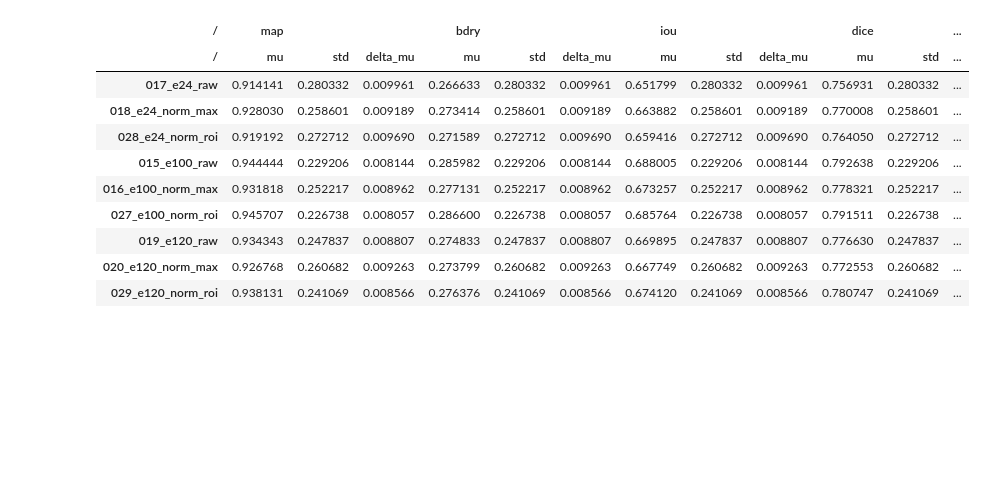
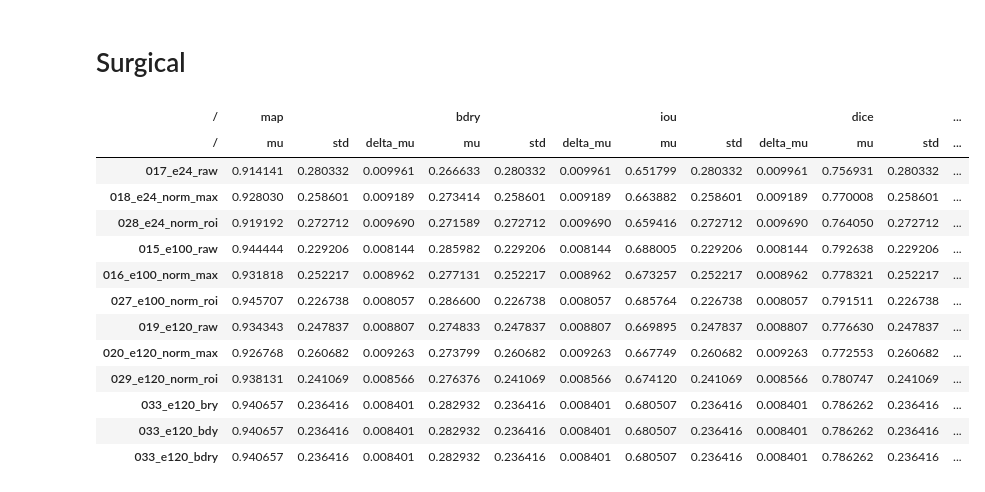
Before and after one commit to sunfanyi/Mask_RCNN_Occlusion, a Jupyter notebook: evaluate/plot_data.ipynb, the cells around one changed output. Cells and saved outputs as stored; diff of their text form; code cells hidden in the pictures; blank space fills up the shorter version.

```diff
--- a/evaluate/plot_data.ipynb
+++ b/evaluate/plot_data.ipynb
@@ -4,37 +4,45 @@ import pandas as pd
 import numpy as np
 import matplotlib.pyplot as plt
 from matplotlib.lines import Line2D
+# %% [markdown]
+# Surgical
 # %%
 data = """
 /	map	map	map	bdry	bdry	bdry	iou	iou	iou	dice	dice	dice
 /	mu	std	delta_mu	mu	std	delta_mu	mu	std	delta_mu	mu	std	delta_mu
 017_e24_raw	0.914141414	0.280332149	0.009961169	0.266633339	0.280332149	0.009961169	0.651799143	0.280332149	0.009961169	0.756930766	0.280332149	0.009961169
 018_e24_norm_max	0.928030303	0.258601039	0.009188988	0.273413602	0.258601039	0.009188988	0.663881571	0.258601039	0.009188988	0.770007519	0.258601039	0.009188988
 028_e24_norm_roi	0.919191919	0.272712374	0.009690412	0.271588606	0.272712374	0.009690412	0.65941556	0.272712374	0.009690412	0.764050005	0.272712374	0.009690412
 015_e100_raw	0.944444444	0.22920617	0.008144487	0.285981935	0.22920617	0.008144487	0.688004709	0.22920617	0.008144487	0.79263809	0.22920617	0.008144487
 016_e100_norm_max	0.931818182	0.252216926	0.008962138	0.277130676	0.252216926	0.008962138	0.673256548	0.252216926	0.008962138	0.77832132	0.252216926	0.008962138
 027_e100_norm_roi	0.945707071	0.226737996	0.008056784	0.286600049	0.226737996	0.008056784	0.685764107	0.226737996	0.008056784	0.79151052	0.226737996	0.008056784
 019_e120_raw	0.934343434	0.247837317	0.008806516	0.274832901	0.247837317	0.008806516	0.669895295	0.247837317	0.008806516	0.776630482	0.247837317	0.008806516
 020_e120_norm_max	0.926767677	0.26068209	0.009262935	0.27379901	0.26068209	0.009262935	0.667749456	0.26068209	0.009262935	0.772552954	0.26068209	0.009262935
 029_e120_norm_roi	0.938131313	0.241069138	0.008566019	0.276376284	0.241069138	0.008566019	0.674120288	0.241069138	0.008566019	0.780746952	0.241069138	0.008566019
+033_e120_bry	0.940656566	0.236415656	0.008400665	0.282932078	0.236415656	0.008400665	0.680507333	0.236415656	0.008400665	0.786261534	0.236415656	0.008400665
+033_e120_bdy	0.940656566	0.236415656	0.008400665	0.282932078	0.236415656	0.008400665	0.680507333	0.236415656	0.008400665	0.786261534	0.236415656	0.008400665
+033_e120_bdry	0.940656566	0.236415656	0.008400665	0.282932078	0.236415656	0.008400665	0.680507333	0.236415656	0.008400665	0.786261534	0.236415656	0.008400665
 
 
 
 """
 df = pd.read_csv(io.StringIO(data.strip()), sep='\t', header=[0,1], index_col=0)
 df
 # %% [output]
 | / | map |  |  | bdry |  |  | iou |  |  | dice |  | ... |
 | / | mu | std | delta_mu | mu | std | delta_mu | mu | std | delta_mu | mu | std | ... |
 | 017_e24_raw | 0.914141 | 0.280332 | 0.009961 | 0.266633 | 0.280332 | 0.009961 | 0.651799 | 0.280332 | 0.009961 | 0.756931 | 0.280332 | ... |
 | 018_e24_norm_max | 0.928030 | 0.258601 | 0.009189 | 0.273414 | 0.258601 | 0.009189 | 0.663882 | 0.258601 | 0.009189 | 0.770008 | 0.258601 | ... |
 | 028_e24_norm_roi | 0.919192 | 0.272712 | 0.009690 | 0.271589 | 0.272712 | 0.009690 | 0.659416 | 0.272712 | 0.009690 | 0.764050 | 0.272712 | ... |
 | 015_e100_raw | 0.944444 | 0.229206 | 0.008144 | 0.285982 | 0.229206 | 0.008144 | 0.688005 | 0.229206 | 0.008144 | 0.792638 | 0.229206 | ... |
 | 016_e100_norm_max | 0.931818 | 0.252217 | 0.008962 | 0.277131 | 0.252217 | 0.008962 | 0.673257 | 0.252217 | 0.008962 | 0.778321 | 0.252217 | ... |
 | 027_e100_norm_roi | 0.945707 | 0.226738 | 0.008057 | 0.286600 | 0.226738 | 0.008057 | 0.685764 | 0.226738 | 0.008057 | 0.791511 | 0.226738 | ... |
 | 019_e120_raw | 0.934343 | 0.247837 | 0.008807 | 0.274833 | 0.247837 | 0.008807 | 0.669895 | 0.247837 | 0.008807 | 0.776630 | 0.247837 | ... |
 | 020_e120_norm_max | 0.926768 | 0.260682 | 0.009263 | 0.273799 | 0.260682 | 0.009263 | 0.667749 | 0.260682 | 0.009263 | 0.772553 | 0.260682 | ... |
 | 029_e120_norm_roi | 0.938131 | 0.241069 | 0.008566 | 0.276376 | 0.241069 | 0.008566 | 0.674120 | 0.241069 | 0.008566 | 0.780747 | 0.241069 | ... |
+| 033_e120_bry | 0.940657 | 0.236416 | 0.008401 | 0.282932 | 0.236416 | 0.008401 | 0.680507 | 0.236416 | 0.008401 | 0.786262 | 0.236416 | ... |
+| 033_e120_bdy | 0.940657 | 0.236416 | 0.008401 | 0.282932 | 0.236416 | 0.008401 | 0.680507 | 0.236416 | 0.008401 | 0.786262 | 0.236416 | ... |
+| 033_e120_bdry | 0.940657 | 0.236416 | 0.008401 | 0.282932 | 0.236416 | 0.008401 | 0.680507 | 0.236416 | 0.008401 | 0.786262 | 0.236416 | ... |
 # %%
 # Create a subplot for each category
 fig, axs = plt.subplots(2, 2, figsize=(12, 10))
```
Also changed, not shown: parts of 11 cells of this notebook, 7 other files.
